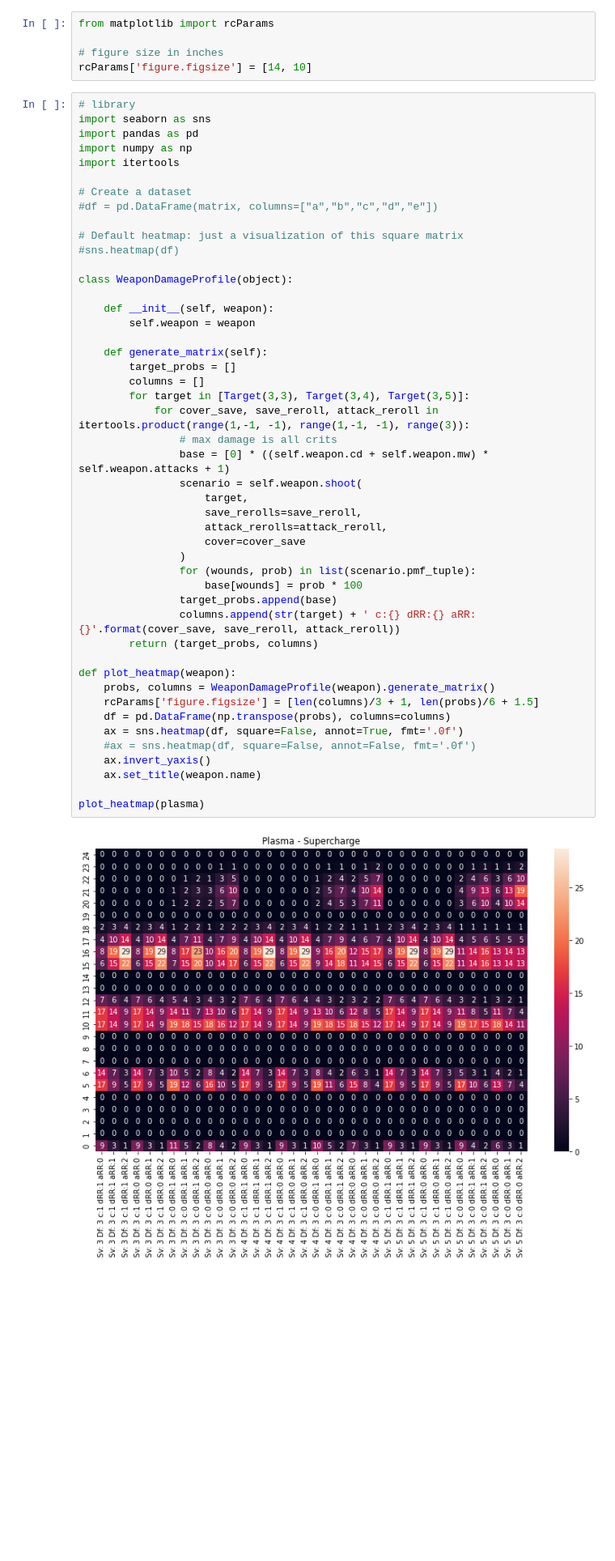
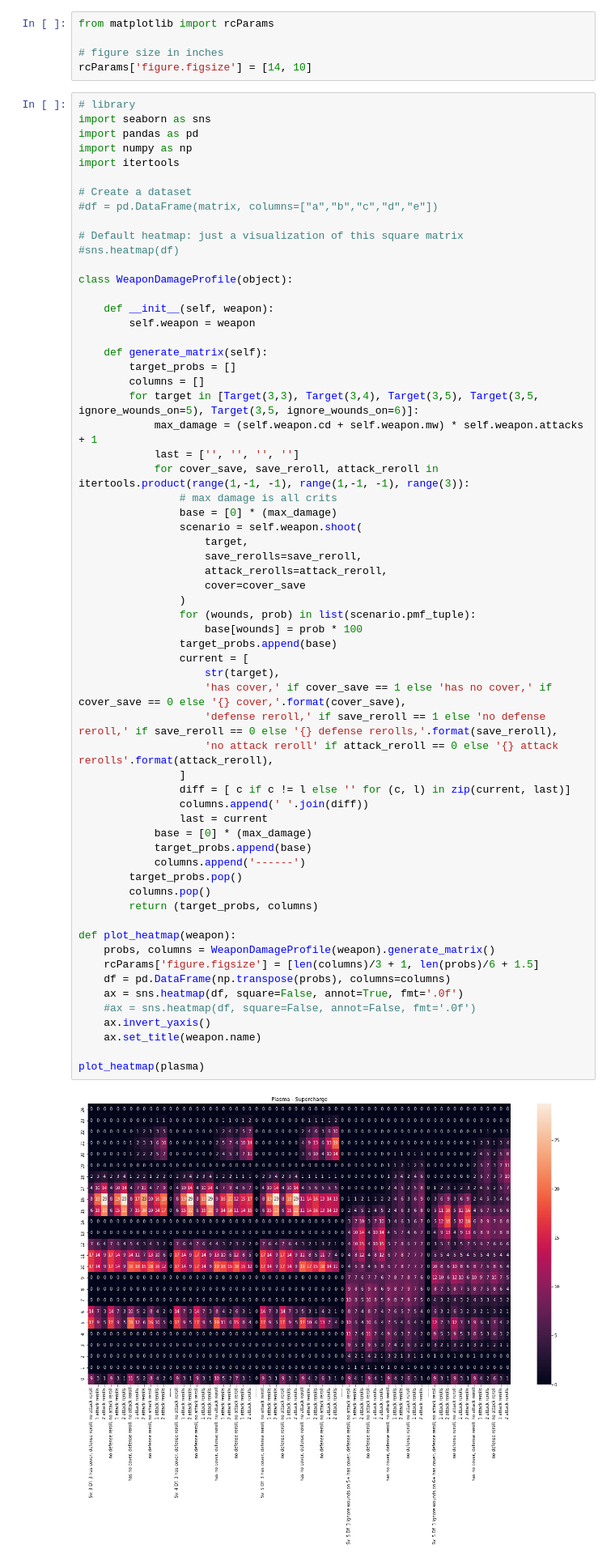
Before and after one commit to feuerfritas/ktstats, a Jupyter notebook: Untitled.ipynb, the cells around one changed output. Shown at 81% size. Drawn from its saved outputs; the diff is of its cells as text; blank space fills up the shorter version.

```diff
--- a/Untitled.ipynb
+++ b/Untitled.ipynb
@@ -429,37 +79,52 @@ class WeaponDamageProfile(object):
     def __init__(self, weapon):
         self.weapon = weapon
 
     def generate_matrix(self):
         target_probs = []
         columns = []
-        for target in [Target(3,3), Target(3,4), Target(3,5)]:
+        for target in [Target(3,3), Target(3,4), Target(3,5), Target(3,5, ignore_wounds_on=5), Target(3,5, ignore_wounds_on=6)]:
+            max_damage = (self.weapon.cd + self.weapon.mw) * self.weapon.attacks + 1
+            last = ['', '', '', '']
             for cover_save, save_reroll, attack_reroll in itertools.product(range(1,-1, -1), range(1,-1, -1), range(3)):
                 # max damage is all crits
-                base = [0] * ((self.weapon.cd + self.weapon.mw) * self.weapon.attacks + 1)
+                base = [0] * (max_damage)
                 scenario = self.weapon.shoot(
                     target,
                     save_rerolls=save_reroll,
                     attack_rerolls=attack_reroll,
                     cover=cover_save
                 )
                 for (wounds, prob) in list(scenario.pmf_tuple):
                     base[wounds] = prob * 100
                 target_probs.append(base)
-                columns.append(str(target) + ' c:{} dRR:{} aRR:{}'.format(cover_save, save_reroll, attack_reroll))
+                current = [
+                    str(target),
+                    'has cover,' if cover_save == 1 else 'has no cover,' if cover_save == 0 else '{} cover,'.format(cover_save),
+                    'defense reroll,' if save_reroll == 1 else 'no defense reroll,' if save_reroll == 0 else '{} defense rerolls,'.format(save_reroll),
+                    'no attack reroll' if attack_reroll == 0 else '{} attack rerolls'.format(attack_reroll),
+                ]
+                diff = [ c if c != l else '' for (c, l) in zip(current, last)]
+                columns.append(' '.join(diff))
+                last = current
+            base = [0] * (max_damage)
+            target_probs.append(base)
+            columns.append('------')
+        target_probs.pop()
+        columns.pop()
         return (target_probs, columns)
 
 def plot_heatmap(weapon):
     probs, columns = WeaponDamageProfile(weapon).generate_matrix()
     rcParams['figure.figsize'] = [len(columns)/3 + 1, len(probs)/6 + 1.5]
     df = pd.DataFrame(np.transpose(probs), columns=columns)
     ax = sns.heatmap(df, square=False, annot=True, fmt='.0f')
     #ax = sns.heatmap(df, square=False, annot=False, fmt='.0f')
     ax.invert_yaxis()
     ax.set_title(weapon.name)
 
 plot_heatmap(plasma)
 # %% [output]
-[figure, old version]
+[figure, new version]
 # %%
 plot_heatmap(plasmal)
 # %% [output]
```
Also changed, not shown: parts of 35 cells of this notebook, 3 other files.
